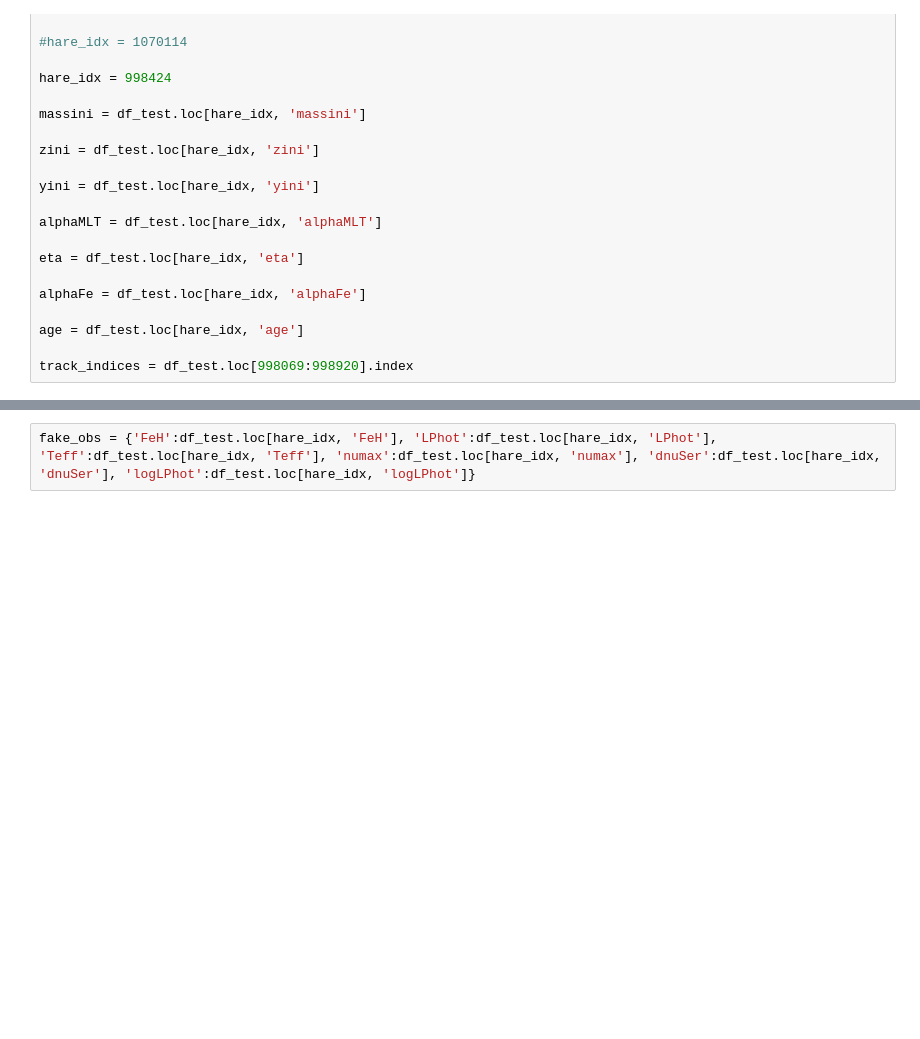
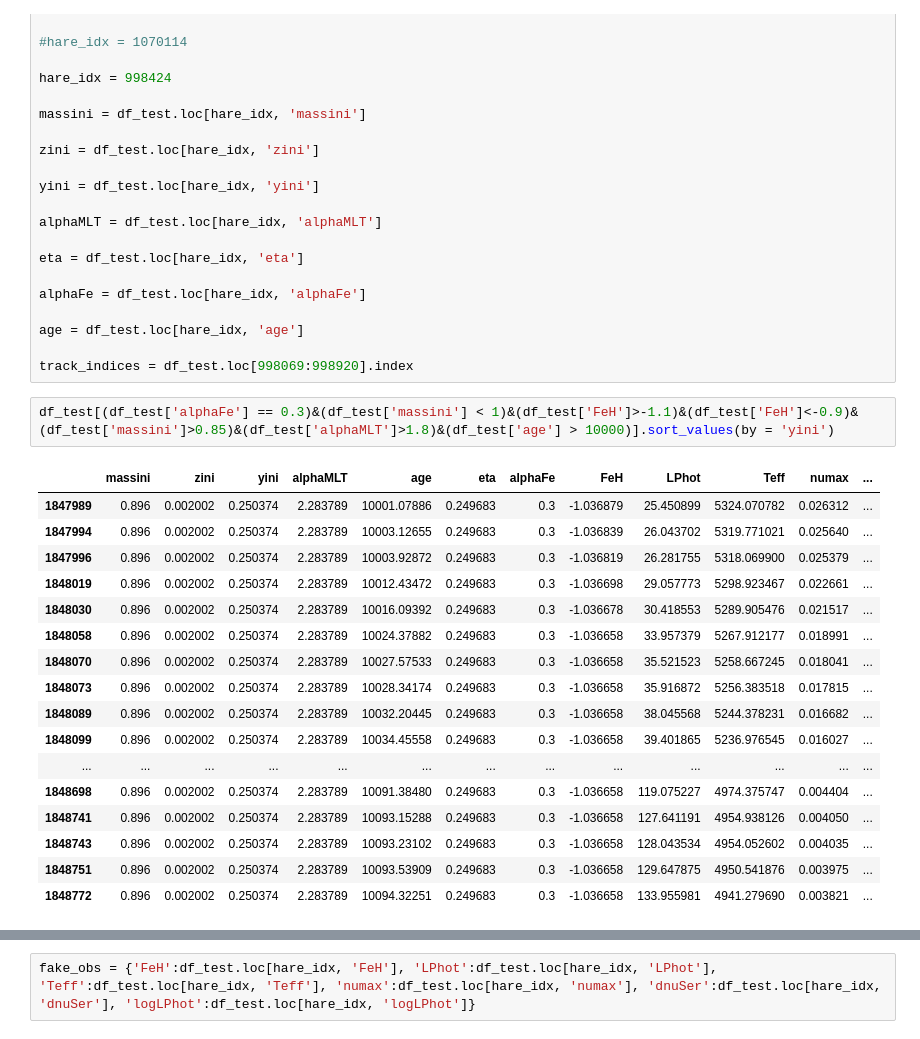
Before and after one commit to ehatt98/M4-hierarchical, a Jupyter notebook: notebooks/make_dumb_emus.ipynb, the cells around one changed output, grey strips where cells are left out. Saved outputs shown, nothing was run; the diff lists cells and outputs as text; blank space fills up the shorter version.

```diff
--- a/notebooks/make_dumb_emus.ipynb
+++ b/notebooks/make_dumb_emus.ipynb
@@ -122,6 +122,26 @@ alphaFe = df_test.loc[hare_idx, 'alphaFe']
 age = df_test.loc[hare_idx, 'age']
 
 track_indices = df_test.loc[998069:998920].index
+# %%
+df_test[(df_test['alphaFe'] == 0.3)&(df_test['massini'] < 1)&(df_test['FeH']>-1.1)&(df_test['FeH']<-0.9)&(df_test['massini']>0.85)&(df_test['alphaMLT']>1.8)&(df_test['age'] > 10000)].sort_values(by = 'yini')
+# %% [output]
+|  | massini | zini | yini | alphaMLT | age | eta | alphaFe | FeH | LPhot | Teff | numax | ... |
+| 1847989 | 0.896 | 0.002002 | 0.250374 | 2.283789 | 10001.07886 | 0.249683 | 0.3 | -1.036879 | 25.450899 | 5324.070782 | 0.026312 | ... |
+| 1847994 | 0.896 | 0.002002 | 0.250374 | 2.283789 | 10003.12655 | 0.249683 | 0.3 | -1.036839 | 26.043702 | 5319.771021 | 0.025640 | ... |
+| 1847996 | 0.896 | 0.002002 | 0.250374 | 2.283789 | 10003.92872 | 0.249683 | 0.3 | -1.036819 | 26.281755 | 5318.069900 | 0.025379 | ... |
+| 1848019 | 0.896 | 0.002002 | 0.250374 | 2.283789 | 10012.43472 | 0.249683 | 0.3 | -1.036698 | 29.057773 | 5298.923467 | 0.022661 | ... |
+| 1848030 | 0.896 | 0.002002 | 0.250374 | 2.283789 | 10016.09392 | 0.249683 | 0.3 | -1.036678 | 30.418553 | 5289.905476 | 0.021517 | ... |
+| 1848058 | 0.896 | 0.002002 | 0.250374 | 2.283789 | 10024.37882 | 0.249683 | 0.3 | -1.036658 | 33.957379 | 5267.912177 | 0.018991 | ... |
+| 1848070 | 0.896 | 0.002002 | 0.250374 | 2.283789 | 10027.57533 | 0.249683 | 0.3 | -1.036658 | 35.521523 | 5258.667245 | 0.018041 | ... |
+| 1848073 | 0.896 | 0.002002 | 0.250374 | 2.283789 | 10028.34174 | 0.249683 | 0.3 | -1.036658 | 35.916872 | 5256.383518 | 0.017815 | ... |
+| 1848089 | 0.896 | 0.002002 | 0.250374 | 2.283789 | 10032.20445 | 0.249683 | 0.3 | -1.036658 | 38.045568 | 5244.378231 | 0.016682 | ... |
+| 1848099 | 0.896 | 0.002002 | 0.250374 | 2.283789 | 10034.45558 | 0.249683 | 0.3 | -1.036658 | 39.401865 | 5236.976545 | 0.016027 | ... |
+| ... | ... | ... | ... | ... | ... | ... | ... | ... | ... | ... | ... | ... |
+| 1848698 | 0.896 | 0.002002 | 0.250374 | 2.283789 | 10091.38480 | 0.249683 | 0.3 | -1.036658 | 119.075227 | 4974.375747 | 0.004404 | ... |
+| 1848741 | 0.896 | 0.002002 | 0.250374 | 2.283789 | 10093.15288 | 0.249683 | 0.3 | -1.036658 | 127.641191 | 4954.938126 | 0.004050 | ... |
+| 1848743 | 0.896 | 0.002002 | 0.250374 | 2.283789 | 10093.23102 | 0.249683 | 0.3 | -1.036658 | 128.043534 | 4954.052602 | 0.004035 | ... |
+| 1848751 | 0.896 | 0.002002 | 0.250374 | 2.283789 | 10093.53909 | 0.249683 | 0.3 | -1.036658 | 129.647875 | 4950.541876 | 0.003975 | ... |
+| 1848772 | 0.896 | 0.002002 | 0.250374 | 2.283789 | 10094.32251 | 0.249683 | 0.3 | -1.036658 | 133.955981 | 4941.279690 | 0.003821 | ... |
 # %%
 prior_values = [massini, zini, yini, alphaMLT, age, eta, alphaFe]
 
```
Also changed, not shown: parts of 9 cells of this notebook, 4 other files.
